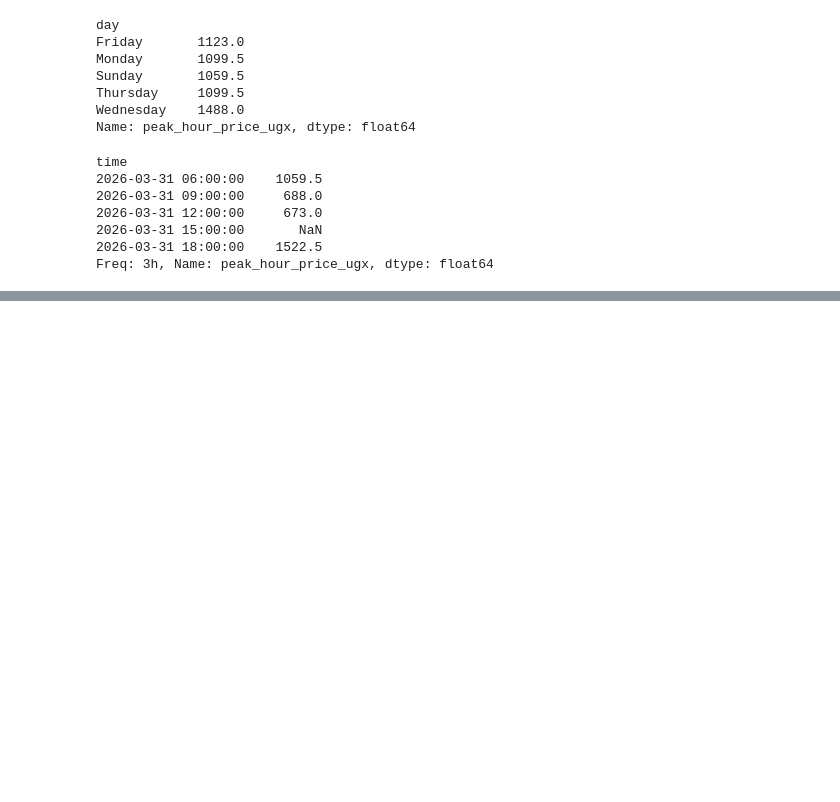
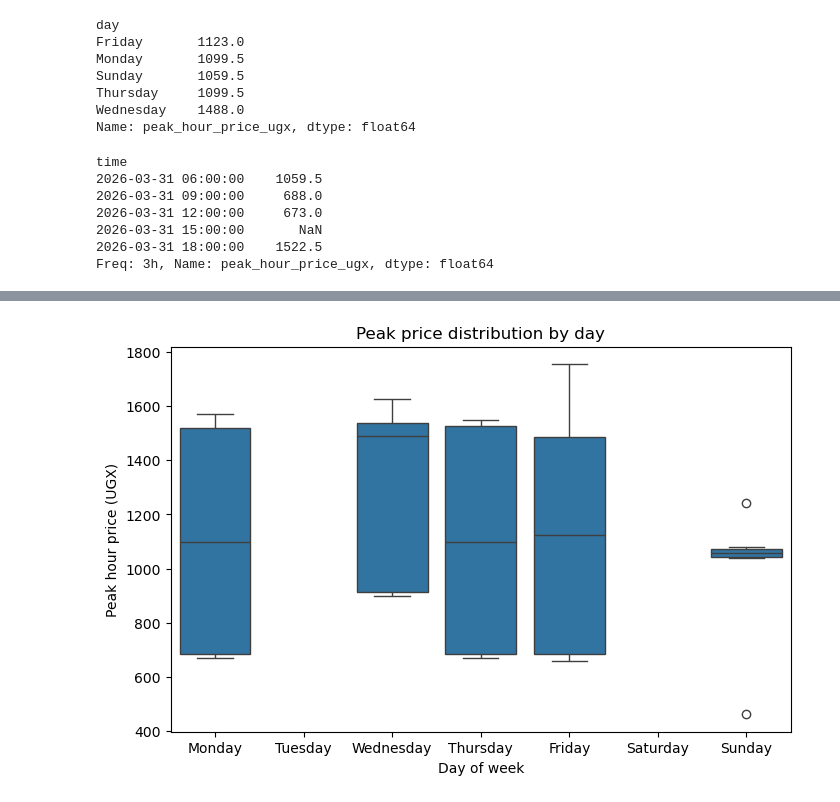
Before and after one commit to delightaheebwa/safeboda-dt-analysis, a Jupyter notebook: notebook.ipynb, the cells around one changed output, grey strips where cells are left out. Saved outputs shown, nothing was run; the diff lists cells and outputs as text; code cells hidden in the pictures; blank space fills up the shorter version.

Commit message:
Multivariate analysis
Multivariate analysis on day and time

```diff
--- a/notebook.ipynb
+++ b/notebook.ipynb
@@ -120,0 +121,16 @@ hh
+# %%
+# day, time, peak price together
+df["hour"] = df["time"].dt.hour
+def label_time_of_day(h):
+    if 0 <= h < 6:
+        return "Early morning"
+    elif 6 <= h < 12:
+        return "Late morning"
+    elif 12 <= h < 16:
+        return "Early afternoon"
+    elif 16 <= h < 19:
+        return "Late afternoon"
+    else:
+        return "Evening"
+
+df["time_of_day"] = df["hour"].apply(label_time_of_day)
@@ -120,0 +157,16 @@ hh
+# %%
+df_copy = df.copy()
+day_order = ["Monday", "Tuesday", "Wednesday", "Thursday", "Friday", "Saturday", "Sunday"]
+df_copy["day"] = pd.Categorical(df_copy["day"], categories=day_order, ordered=True)
+plt.figure(figsize=(8, 5))
+sns.boxplot(
+    data=df_copy,
+    x="day",
+    y="peak_hour_price_ugx"
+)
+plt.title("Peak price distribution by day")
+plt.xlabel("Day of week")
+plt.ylabel("Peak hour price (UGX)")
+plt.show()
+# %% [output]
+[figure, added]
```
Also changed, not shown: parts of 8 cells of this notebook.
